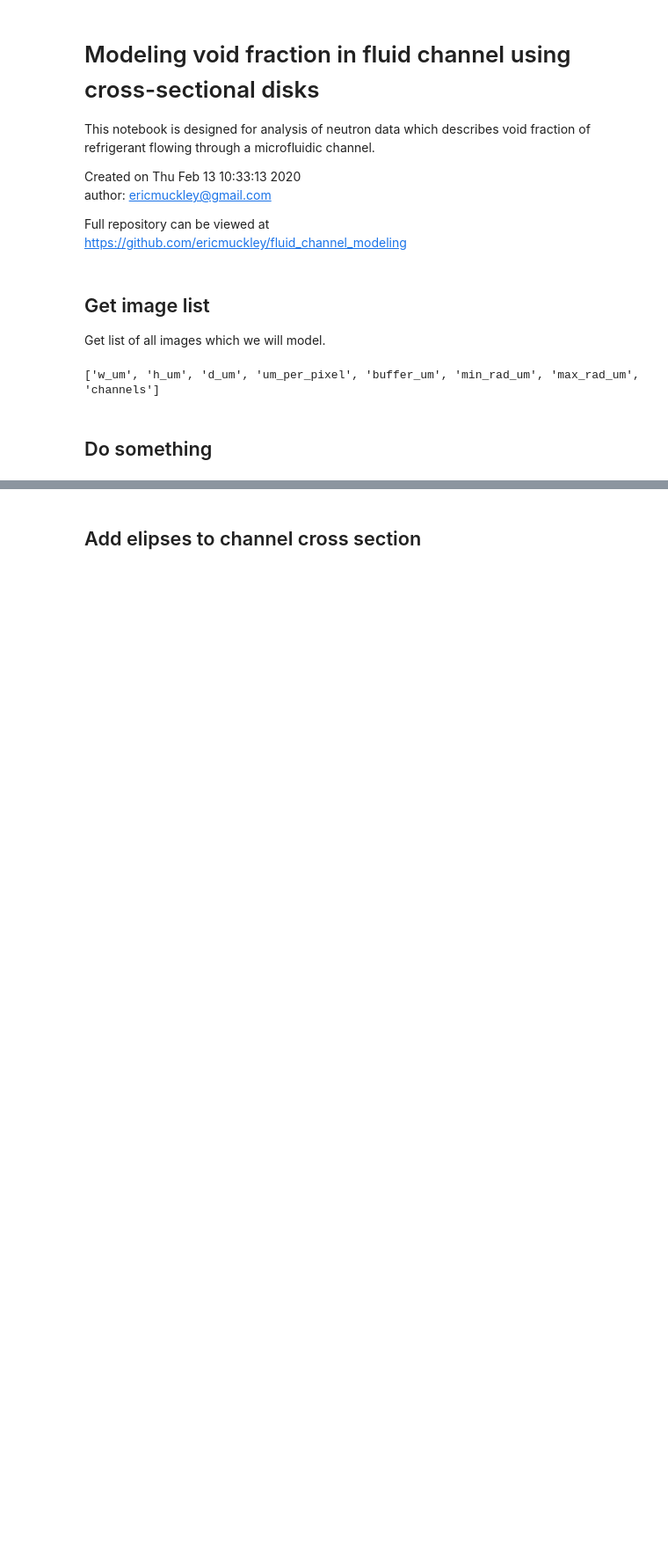
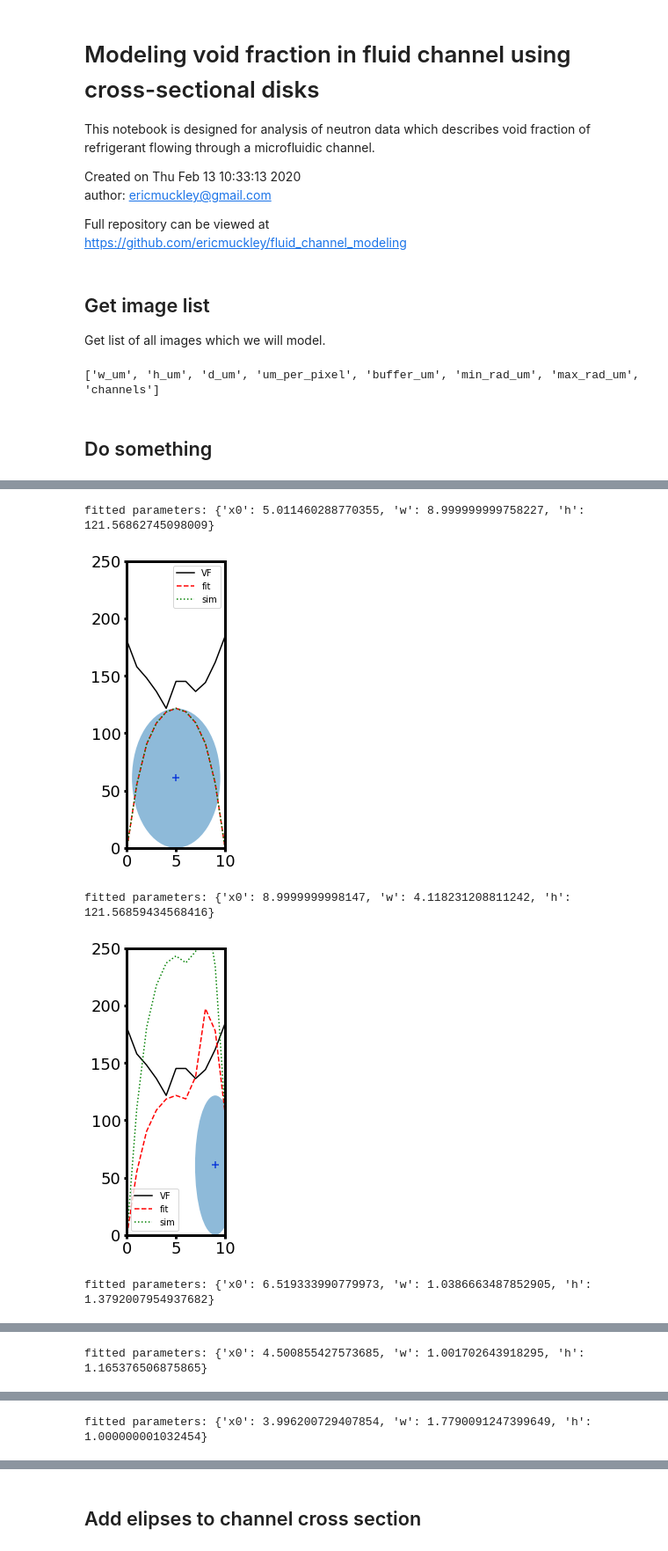
Before and after one commit to ericmuckley/fluid_channel_modeling, a Jupyter notebook: channel_modeling_disks.ipynb, the cells around one changed output, grey strips where cells are left out. Shown at 88% size. Drawn from its saved outputs; the diff is of its cells as text; code cells hidden in the pictures; blank space fills up the shorter version.

```diff
--- a/channel_modeling_disks.ipynb
+++ b/channel_modeling_disks.ipynb
@@ -238,0 +241,55 @@ plt.show()
+# %%
+# loop over each image
+for L in data['channels']:
+    img = data['channels'][L]['img_voidfrac']
+
+# create cross sectional profile, and the simulated cross section
+cs = np.column_stack((np.arange(img.shape[0]), img[:, 0]))
+sim = np.zeros_like(cs[:, 1])
+
+
+for _ in range(5):
+
+    # specify fitting parameters for lmfit routine
+    input_params = Parameters()
+    input_params.add('x0', value=np.max(cs[:, 0])/2, min=1, max=np.max(cs[:, 0])-1)
+    input_params.add('w', value=np.max(cs[:, 0])/2, min=1, max=np.max(cs[:, 0])-1)
+    input_params.add('h', value=np.max(cs[:, 1])/2, min=1, max=np.min(cs[:, 1]))
+
+    # run minimization
+    out = minimize(ellipse_integral_lmfit, input_params, args=(cs[:, 0], cs[:, 1]-sim))
+
+    # get residuals and fitted parameters
+    residual = out.residual
+    fitted_params = {k: v.value for (k, v) in out.params.items()}
+    print('fitted parameters: {}'.format(fitted_params))
+    fit = cs[:, 1] - residual
+    sim += fit
+
+    # plot all fitted ellipse
+    fig, ax = plt.subplots()
+    ellipse_object = patches.Ellipse((fitted_params['x0'], fitted_params['h']/2),
+                                     fitted_params['w'],
+                                     fitted_params['h'],
+                                     alpha=0.5)
+    ax.add_patch(ellipse_object)
+    # plot ellipse center marker
+    ax.scatter(fitted_params['x0'], fitted_params['h']/2, marker='+', s=60, c='b')
+
+    # plot measured cross section
+    plt.plot(cs[:, 0], cs[:, 1], c='k', label='VF')
+    # plot simulated cross section
+    plt.plot(cs[:, 0], fit, c='r', linestyle='--', label='fit')
+
+    plt.plot(cs[:, 0], sim, c='g', linestyle='dotted', label='sim')
+    fig.set_size_inches(2, 6)
+    plt.xlim([0, np.max(cs[:, 0])])
+    plt.ylim([0, data['d_um']])
+    plt.legend()
+    plt.show()
+# %% [output]
+fitted parameters: {'x0': 5.011460288770355, 'w': 8.999999999758227, 'h': 121.56862745098009}
+[figure, added]
+fitted parameters: {'x0': 8.9999999998147, 'w': 4.118231208811242, 'h': 121.56859434568416}
+[figure, added]
+fitted parameters: {'x0': 6.519333990779973, 'w': 1.0386663487852905, 'h': 1.3792007954937682}
@@ -238,0 +297 @@ plt.show()
+fitted parameters: {'x0': 4.500855427573685, 'w': 1.001702643918295, 'h': 1.165376506875865}
@@ -238,0 +299 @@ plt.show()
+fitted parameters: {'x0': 3.996200729407854, 'w': 1.7790091247399649, 'h': 1.000000001032454}
```
Also changed, not shown: parts of 15 cells of this notebook.
